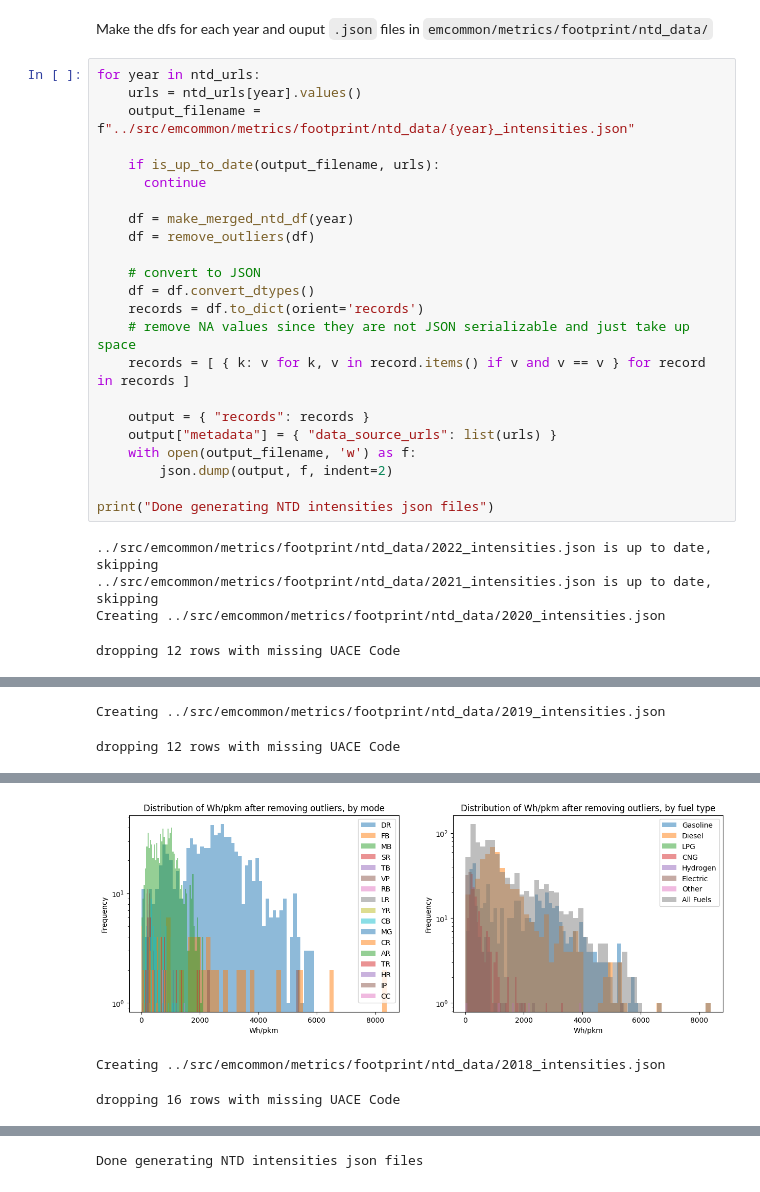
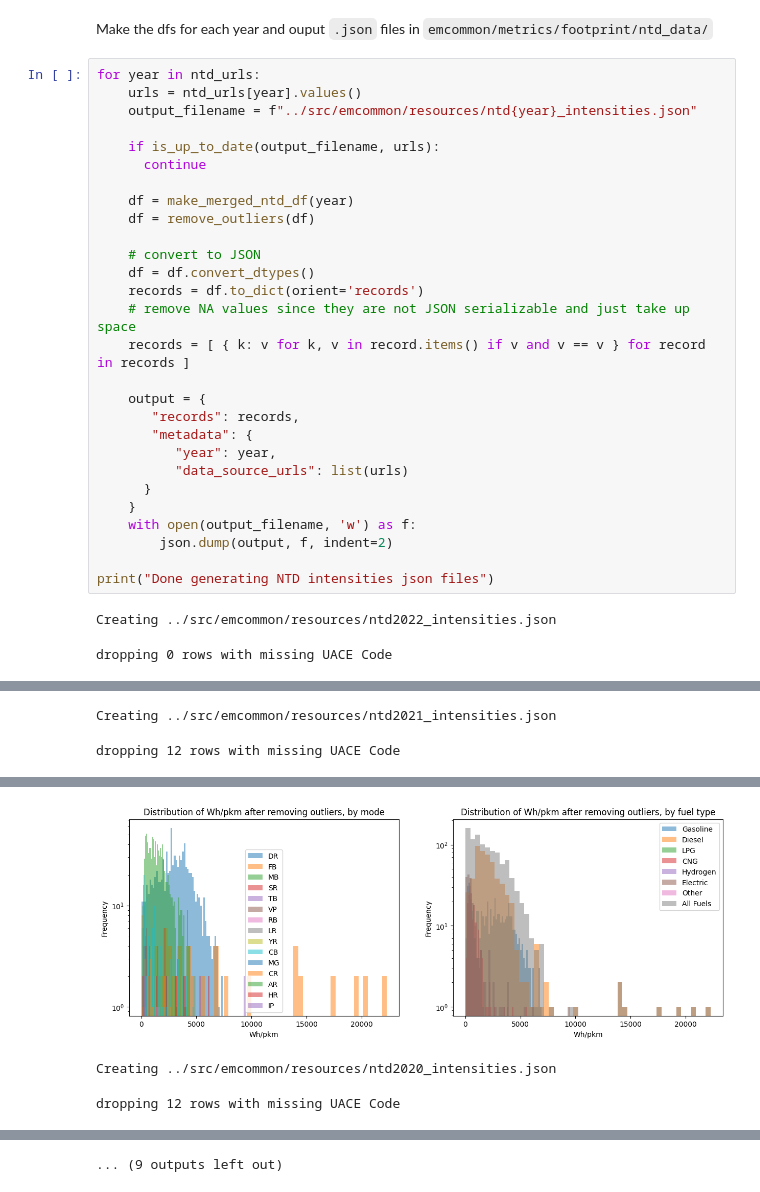
Before and after one commit to louisg1337/e-mission-common, a Jupyter notebook: scripts/ntd.ipynb, the cells around one changed output, grey strips where cells are left out. Drawn from its saved outputs; the diff is of its cells as text.

Commit message:
output scripts output json files to /resources

```diff
--- a/scripts/ntd.ipynb
+++ b/scripts/ntd.ipynb
@@ -288,7 +288,7 @@ Make the dfs for each year and ouput `.json` files in `emcommon/metrics/footprin
 # %%
 for year in ntd_urls:
     urls = ntd_urls[year].values()
-    output_filename = f"../src/emcommon/metrics/footprint/ntd_data/{year}_intensities.json"
+    output_filename = f"../src/emcommon/resources/ntd{year}_intensities.json"
 
     if is_up_to_date(output_filename, urls):
       continue
@@ -302,15 +302,18 @@ for year in ntd_urls:
     # remove NA values since they are not JSON serializable and just take up space
     records = [ { k: v for k, v in record.items() if v and v == v } for record in records ]
 
-    output = { "records": records }
-    output["metadata"] = { "data_source_urls": list(urls) }
+    output = {
+       "records": records,
+       "metadata": {
+          "year": year,
+          "data_source_urls": list(urls)
+      }
+    }
     with open(output_filename, 'w') as f:
         json.dump(output, f, indent=2)
 
 print("Done generating NTD intensities json files")
 # %% [output]
-../src/emcommon/metrics/footprint/ntd_data/2022_intensities.json is up to date, skipping
-../src/emcommon/metrics/footprint/ntd_data/2021_intensities.json is up to date, skipping
-Creating ../src/emcommon/metrics/footprint/ntd_data/2020_intensities.json
+Creating ../src/emcommon/resources/ntd2022_intensities.json
-dropping 12 rows with missing UACE Code
+dropping 0 rows with missing UACE Code
 Removing outliers
@@ -334,3 +337,3 @@ Name: All Fuels (Wh/pkm), dtype: float64
-Creating ../src/emcommon/metrics/footprint/ntd_data/2019_intensities.json
+Creating ../src/emcommon/resources/ntd2021_intensities.json
 dropping 12 rows with missing UACE Code
 Removing outliers
@@ -352,5 +355,5 @@ max      8391.761731
 Name: All Fuels (Wh/pkm), dtype: float64
-[figure, old version]
+[figure, new version]
-Creating ../src/emcommon/metrics/footprint/ntd_data/2018_intensities.json
+Creating ../src/emcommon/resources/ntd2020_intensities.json
-dropping 16 rows with missing UACE Code
+dropping 12 rows with missing UACE Code
 Removing outliers
@@ -374 +377 @@ Name: All Fuels (Wh/pkm), dtype: float64
-Done generating NTD intensities json files
+... (9 outputs left out)
```
Also changed, not shown: parts of 1 cell of this notebook, 16 other files.
